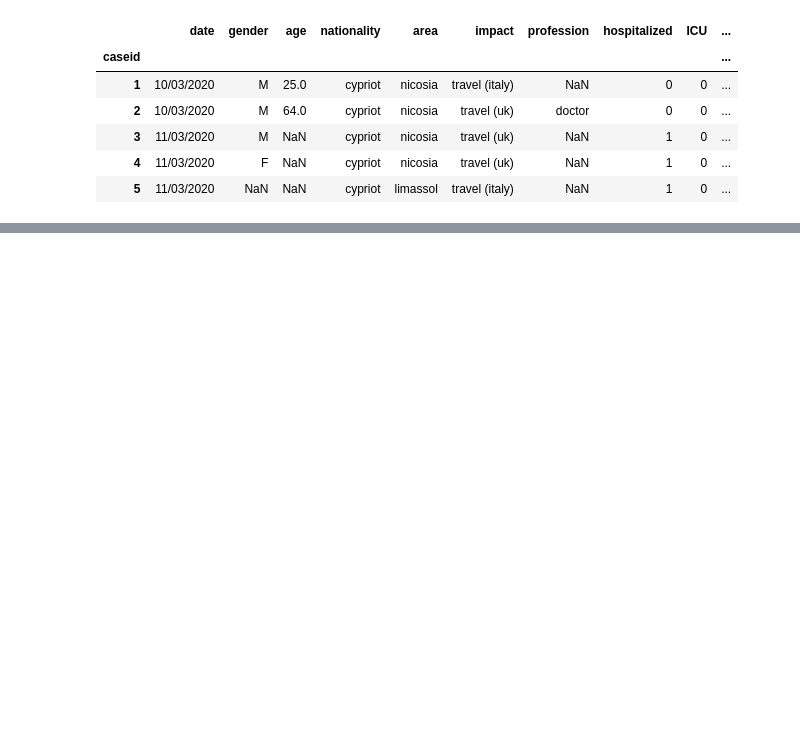
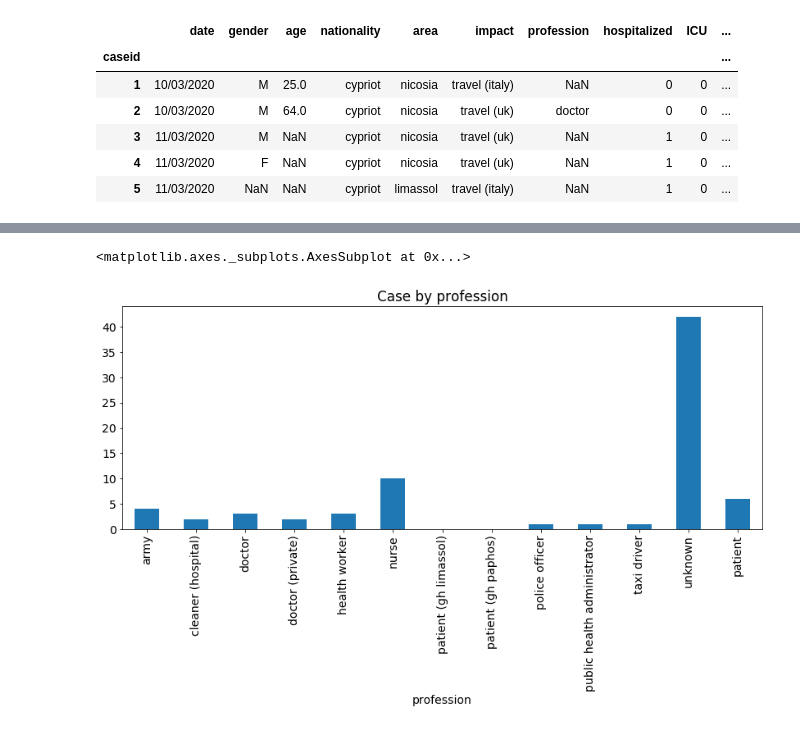
Before and after one commit to dtrihinas/covid-19-cyprus-data, a Jupyter notebook: covid-19-notebook-starter-code.ipynb, the cells around one changed output, grey strips where cells are left out. Cells and saved outputs as stored; diff of their text form; code cells hidden in the pictures; blank space fills up the shorter version.

```diff
--- a/covid-19-notebook-starter-code.ipynb
+++ b/covid-19-notebook-starter-code.ipynb
@@ -22,0 +31,13 @@ cum_cases.plot(figsize=(14,6))
+# %%
+case_profession = data.groupby('profession').size()
+unknown_prof = data.index.size - case_profession.sum()
+case_profession['unknown'] = unknown_prof
+patients = ~case_profession.index.str.extract(r'(^patient)').isna()[0].values #bool array matching patients
+total_patient_count = case_profession[patients].sum() #merge patient count from different hospitals
+case_profession[patients == True] = np.nan
+case_profession.dropna()
+case_profession['patient'] = total_patient_count
+case_profession.plot(kind='bar',x='profession',y='cases', title='Case by profession', rot=90, figsize=(14,5))
+# %% [output]
+<matplotlib.axes._subplots.AxesSubplot at 0x...>
+[figure, added]
```
Also changed, not shown: parts of 3 cells of this notebook.
